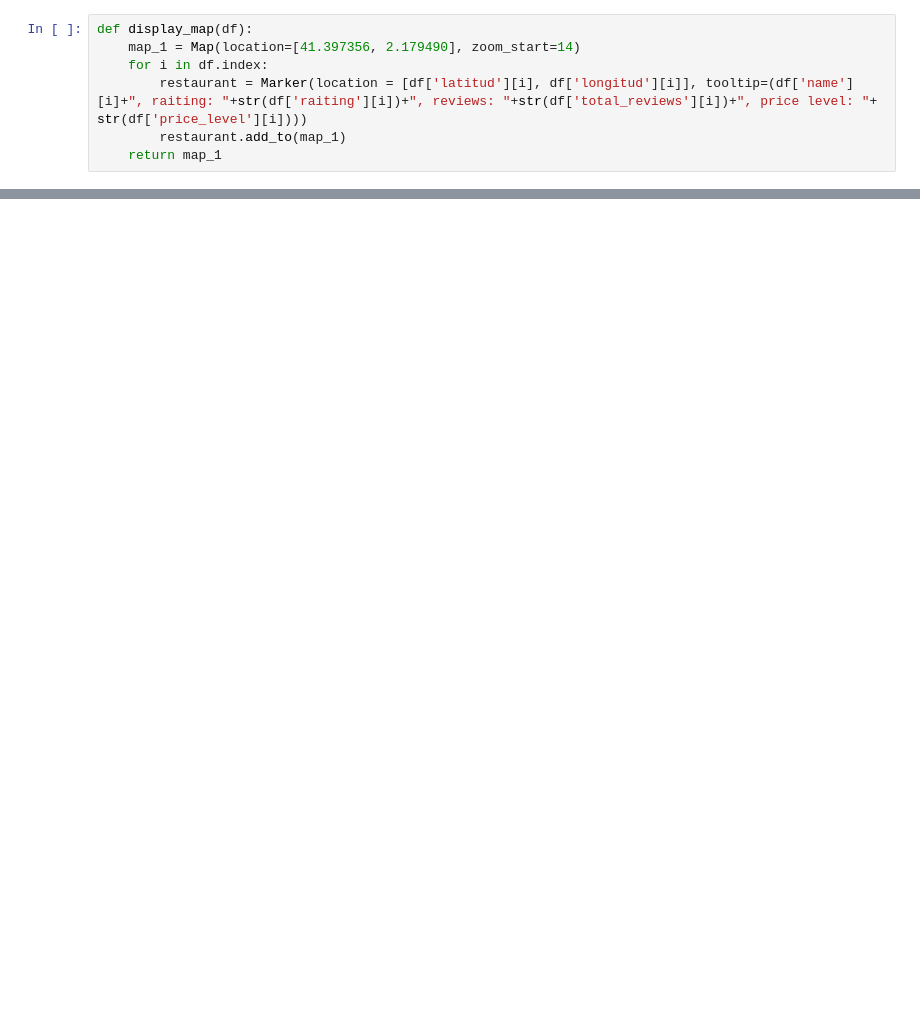
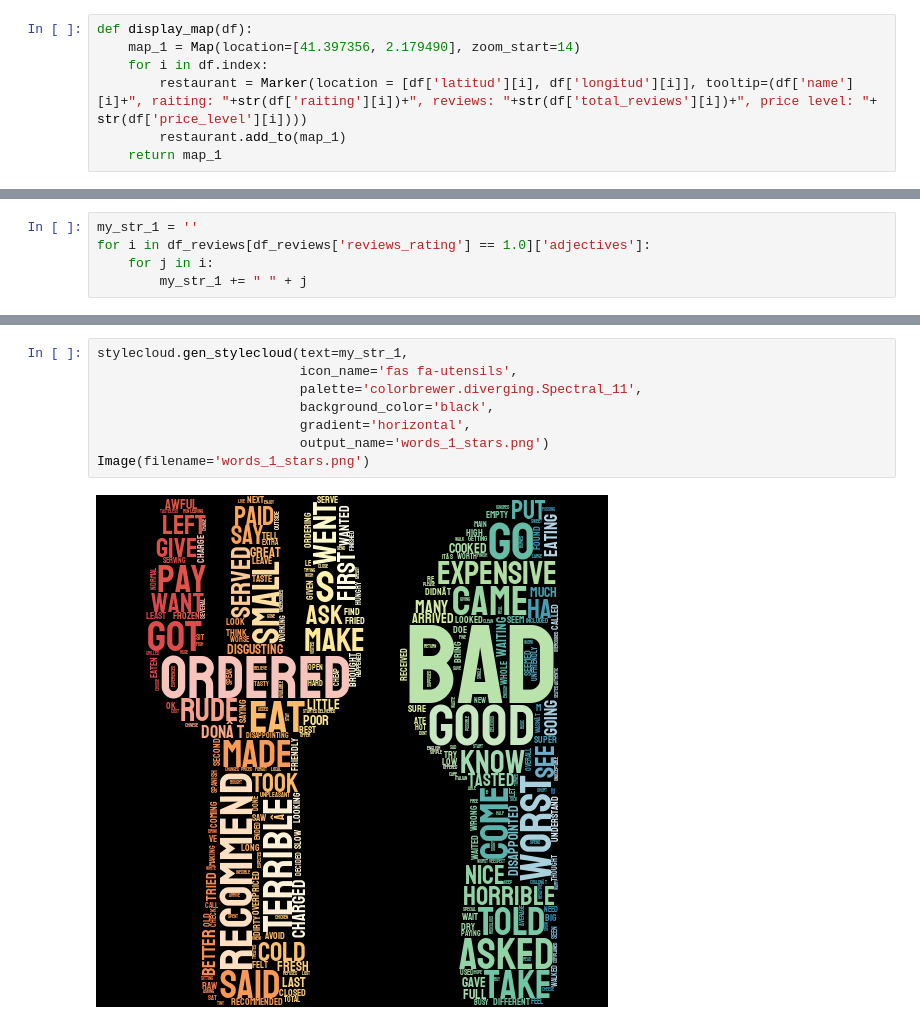
Before and after one commit to augustomues/Search-Restaurants, a Jupyter notebook: main.ipynb, the cells around one changed output, grey strips where cells are left out. Drawn from its saved outputs; the diff is of its cells as text; blank space fills up the shorter version.

```diff
--- a/main.ipynb
+++ b/main.ipynb
@@ -443,0 +467,5 @@ display_map(res)
+# %%
+my_str_1 = ''
+for i in df_reviews[df_reviews['reviews_rating'] == 1.0]['adjectives']:
+    for j in i:
+        my_str_1 += " " + j
@@ -443,0 +482,10 @@ display_map(res)
+# %%
+stylecloud.gen_stylecloud(text=my_str_1,
+                          icon_name='fas fa-utensils',
+                          palette='colorbrewer.diverging.Spectral_11',
+                          background_color='black',
+                          gradient='horizontal',
+                          output_name='words_1_stars.png')
+Image(filename='words_1_stars.png')
+# %% [output]
+[figure, added]
```
Also changed, not shown: parts of 9 cells of this notebook, 2 other files.
